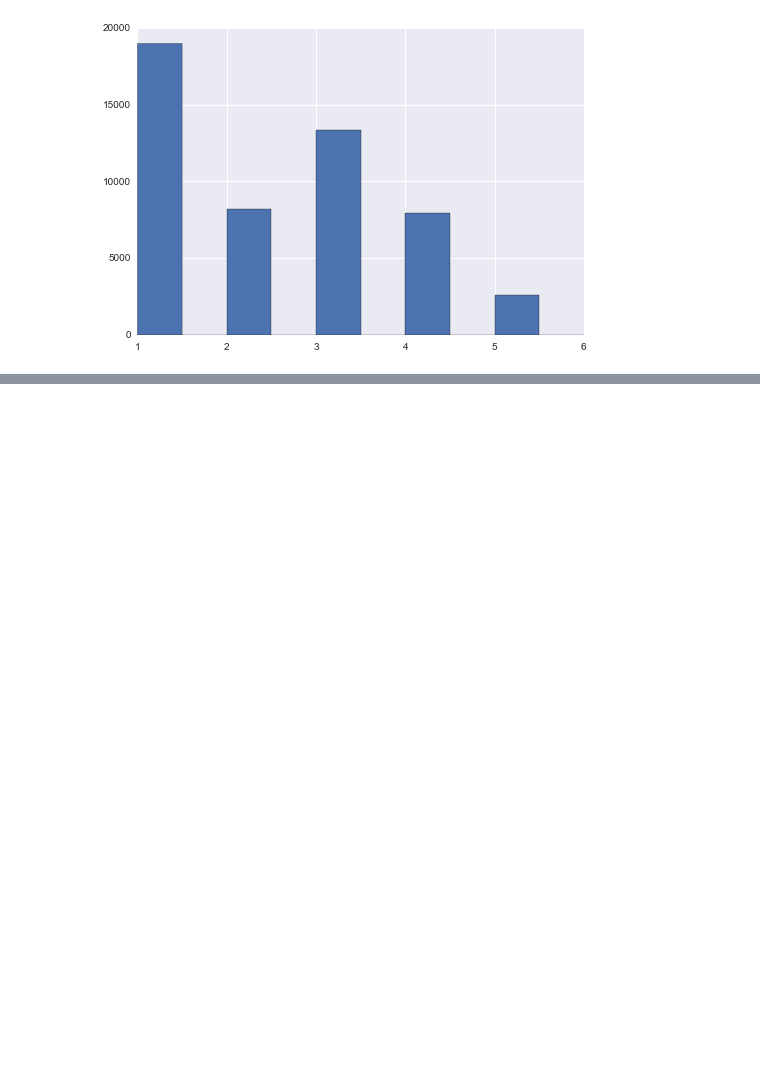
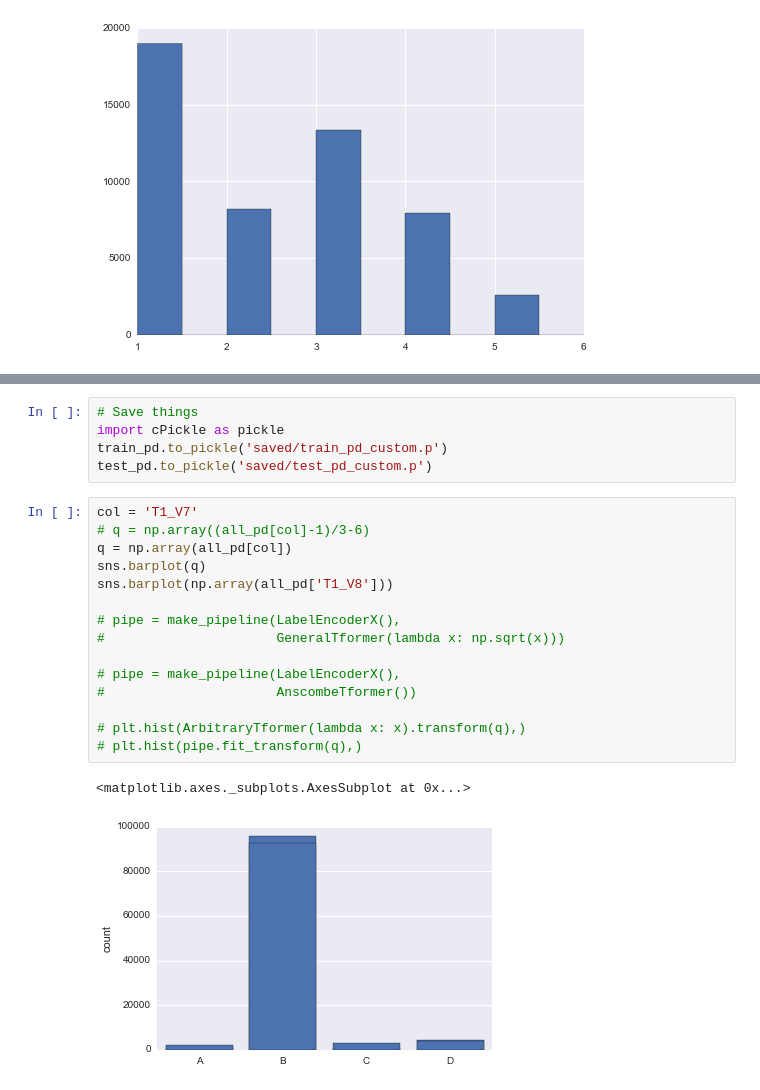
Before and after one commit to JasonTam/LMG_hazard, a Jupyter notebook: preproc.ipynb, the cells around one changed output, grey strips where cells are left out. Saved outputs shown, nothing was run; the diff lists cells and outputs as text; blank space fills up the shorter version.

```diff
--- a/preproc.ipynb
+++ b/preproc.ipynb
@@ -185,0 +274,23 @@ np.save('saved/y_binned.npy', y_binned)
+# %%
+# Save things
+import cPickle as pickle
+train_pd.to_pickle('saved/train_pd_custom.p')
+test_pd.to_pickle('saved/test_pd_custom.p')
+# %%
+col = 'T1_V7'
+# q = np.array((all_pd[col]-1)/3-6)
+q = np.array(all_pd[col])
+sns.barplot(q)
+sns.barplot(np.array(all_pd['T1_V8']))
+
+# pipe = make_pipeline(LabelEncoderX(),
+#                      GeneralTformer(lambda x: np.sqrt(x)))
+
+# pipe = make_pipeline(LabelEncoderX(),
+#                      AnscombeTformer())
+
+# plt.hist(ArbitraryTformer(lambda x: x).transform(q),)
+# plt.hist(pipe.fit_transform(q),)
+# %% [output]
+<matplotlib.axes._subplots.AxesSubplot at 0x...>
+[figure, added]
```
Also changed, not shown: parts of 8 cells of this notebook, 6 other files.
